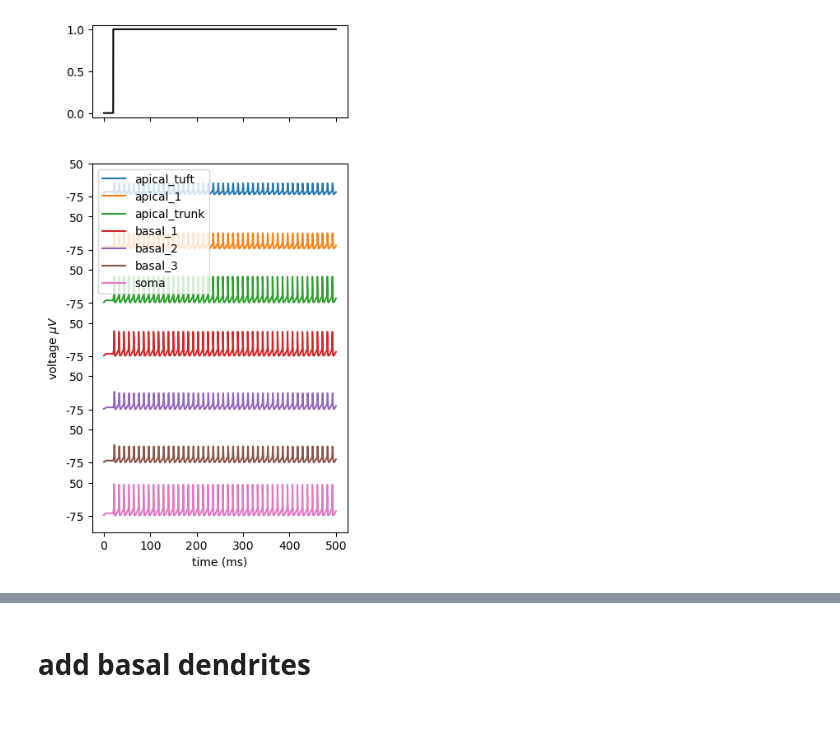
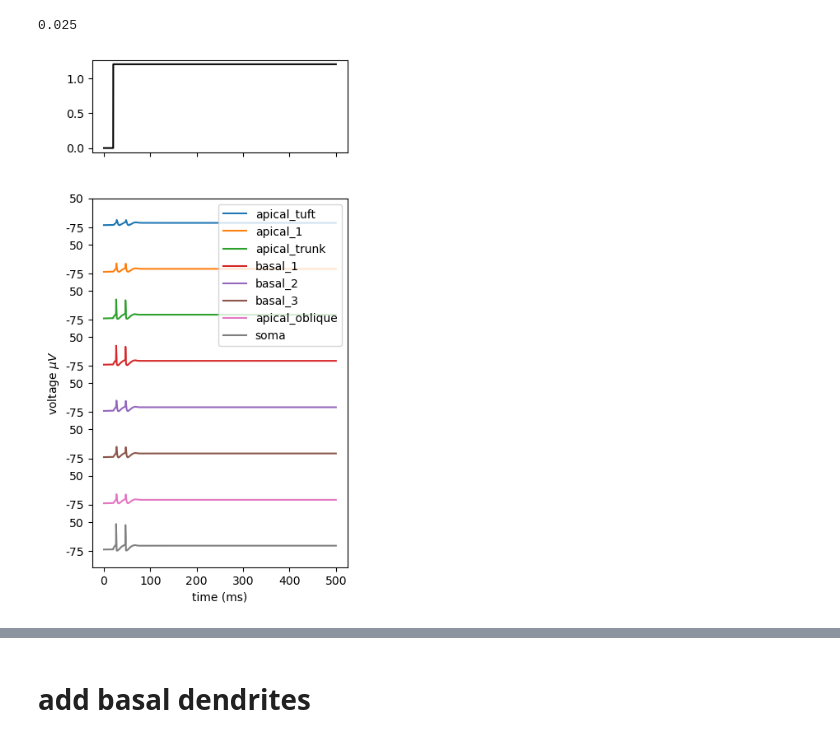
Before and after one commit to jonescompneurolab/hnn-tuning, a Jupyter notebook: new_cells_dev/cells/l23_handtune.ipynb, the cells around one changed output, grey strips where cells are left out. Cells and saved outputs as stored; diff of their text form; code cells hidden in the pictures.

```diff
--- a/new_cells_dev/cells/l23_handtune.ipynb
+++ b/new_cells_dev/cells/l23_handtune.ipynb
@@ -65,3 +75,27 @@ mech_class = Mechs(pth_mod)
 l2pyr= Cell(sections, cell_tree, cell_type = 'L2_pyramidal', gid=0)
 l2pyr.build()
 l2pyr = mech_class.add_mechs(l2pyr, iascone_model_params)
+# %%
+# RMP
+
+l2pyr= Cell(sections, cell_tree, cell_type='L5_pyramidal', gid=0)
+l2pyr.build()
+
+l2pyr = mech_class.add_mechs(l2pyr, iascone_model_params)
+distance = []
+h.distance(sec = l2pyr._nrn_sections['soma'])
+section_names = ['soma', 'basal_1','basal_2', 'basal_3', 'apical_oblique', 'apical_trunk','apical_1', 'apical_tuft']
+sec_seg = []
+
+v_s = []
+for s, section in enumerate(section_names):
+    v_s.append(h.Vector().record(l2pyr._nrn_sections[section](0.5)._ref_v))
+
+t = h.Vector().record(h._ref_t)
+h.celsius = 37
+h.finitialize()
+h.continuerun(100 * ms)
+h.dt = 0.025
+for s, section in enumerate(section_names):
+    v = v_s[s].as_numpy()
+    print(f"'{section}': {v[-1]},")
@@ -68,7 +111,11 @@ l2pyr = mech_class.add_mechs(l2pyr, iascone_model_params)
+# %%
+h.dt
+# %% [output]
+0.025
 # %%
 def fig_voltage(model, clamp_current, l_stim=100):
 
-    section_names = ['apical_tuft', 'apical_1', 'apical_trunk', 'basal_1', 'basal_2', 'basal_3', 'soma']
+    section_names = ['apical_tuft', 'apical_1', 'apical_trunk', 'basal_1', 'basal_2', 'basal_3', 'apical_oblique', 'soma']
 
     voltg = [None]*len(section_names)
     for i, section in enumerate(section_names):
@@ -76,7 +123,7 @@ def fig_voltage(model, clamp_current, l_stim=100):
 
     t = h.Vector().record(h._ref_t)
 
-    h.celsius = 34
+    h.celsius = 37
     h.finitialize()
     h.continuerun(l_stim * ms)
 
@@ -111,20 +158,20 @@ def fig_voltage(model, clamp_current, l_stim=100):
 # %%
 l2pyr= Cell(sections, cell_tree, cell_type='L2_pyramdial', gid=0)
 
 l2pyr.build()
 l2pyr = mech_class.add_mechs(l2pyr, iascone_model_params)
 
 num_pulse = 1
 stim = [None]*num_pulse
 clamp_current = [None]*num_pulse
 for i in range(num_pulse):
     stim[i] = h.IClamp(l2pyr._nrn_sections['soma'](0.5))
     stim[i].delay = 20+(10*i)
     stim[i].dur = 1000
-    stim[i].amp = 1
+    stim[i].amp = 1.2
     clamp_current[i] = h.Vector().record(stim[i]._ref_i)
 
 fig = fig_voltage(l2pyr, clamp_current, l_stim=500)
 fig.savefig(figpth+'continuous_clamp.png')
 # %% [output]
-[figure, old version]
+[figure, new version]
```
Also changed, not shown: parts of 21 cells of this notebook, 11 other files.
